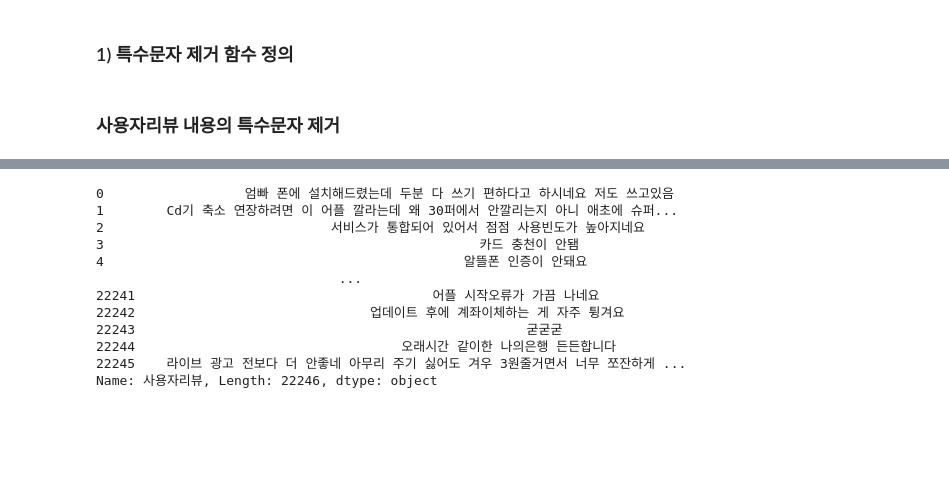
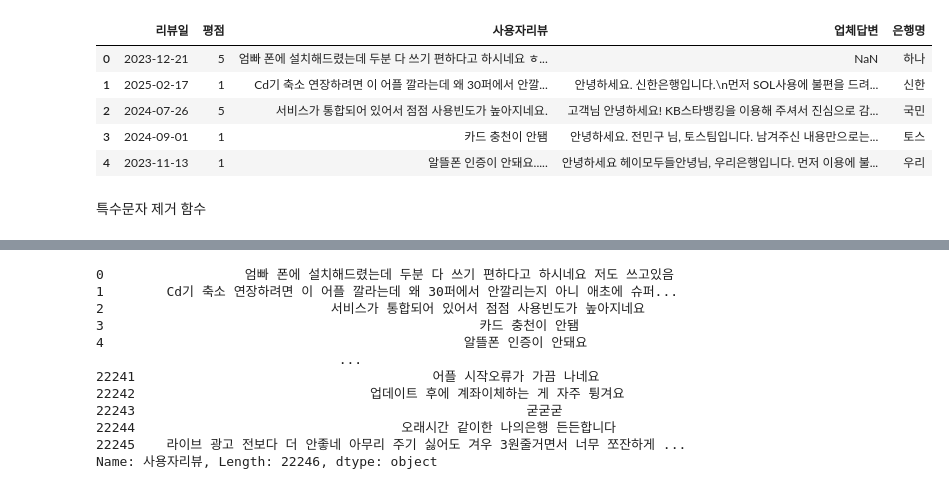
Before and after one commit to y25p/fintech_yeop, a Jupyter notebook: 06deep_learning/11RNN으로_금융앱리뷰_분석하기.ipynb, the cells around one changed output, grey strips where cells are left out. Cells and saved outputs as stored; diff of their text form; code cells hidden in the pictures; blank space fills up the shorter version.

```diff
--- a/06deep_learning/11RNN으로_금융앱리뷰_분석하기.ipynb
+++ b/06deep_learning/11RNN으로_금융앱리뷰_분석하기.ipynb
@@ -21,3 +32,10 @@ from tensorflow.keras.utils import to_categorical
 # %%
-train_data= pd.read_csv('./data/bank_app_reviews_train.csv')
-test_data= pd.read_csv('./data/bank_app_reviews_test.csv')
+train_data = pd.read_csv("../05machine_learning/data/bank_app_reviews_train.csv")
+train_data.head()
+# %% [output]
+|  | 리뷰일 | 평점 | 사용자리뷰 | 업체답변 | 은행명 |
+| 0 | 2023-12-21 | 5 | 엄빠 폰에 설치해드렸는데 두분 다 쓰기 편하다고 하시네요 ㅎ... | NaN | 하나 |
+| 1 | 2025-02-17 | 1 | Cd기 축소 연장하려면 이 어플 깔라는데 왜 30퍼에서 안깔... | 안녕하세요. 신한은행입니다.\n먼저 SOL사용에 불편을 드려... | 신한 |
+| 2 | 2024-07-26 | 5 | 서비스가 통합되어 있어서 점점 사용빈도가 높아지네요. | 고객님 안녕하세요! KB스타뱅킹을 이용해 주셔서 진심으로 감... | 국민 |
+| 3 | 2024-09-01 | 1 | 카드 충천이 안됌 | 안녕하세요. 전민구 님, 토스팀입니다. 남겨주신 내용만으로는... | 토스 |
+| 4 | 2023-11-13 | 1 | 알뜰폰 인증이 안돼요..... | 안녕하세요 헤이모두들안녕님, 우리은행입니다. 먼저 이용에 불... | 우리 |
@@ -26,4 +42,4 @@ test_data= pd.read_csv('./data/bank_app_reviews_test.csv')
-# %% [markdown]
-### 1) 특수문자 제거 함수 정의
+# %% [markdown]
+특수문자 제거 함수
 # %%
 import re
@@ -33,3 +50 @@ def clean_text(text):
     return cleaned.strip()
-# %% [markdown]
-### 사용자리뷰 내용의 특수문자 제거
```
Also changed, not shown: parts of 65 cells of this notebook, 8 other files.
